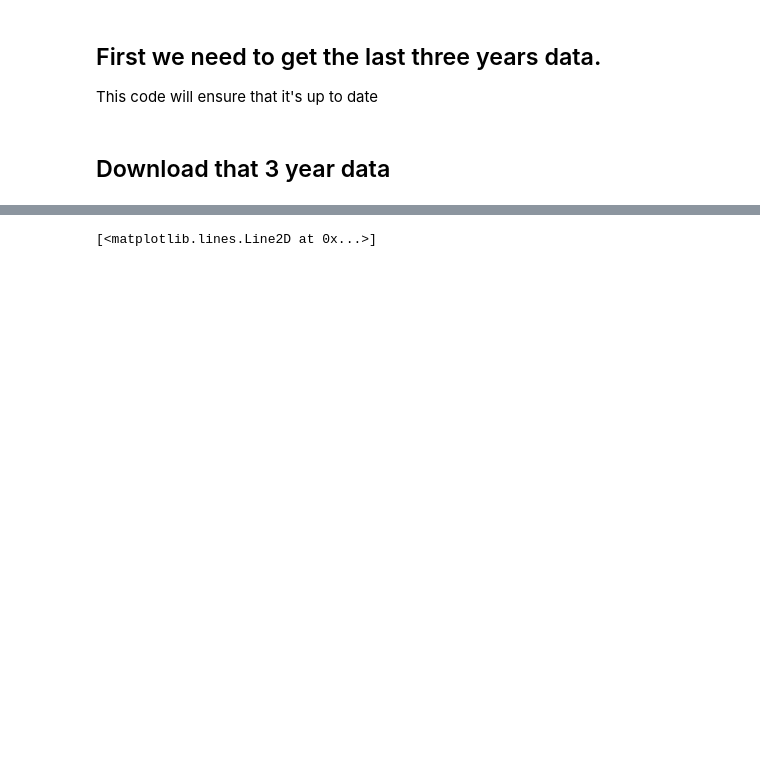
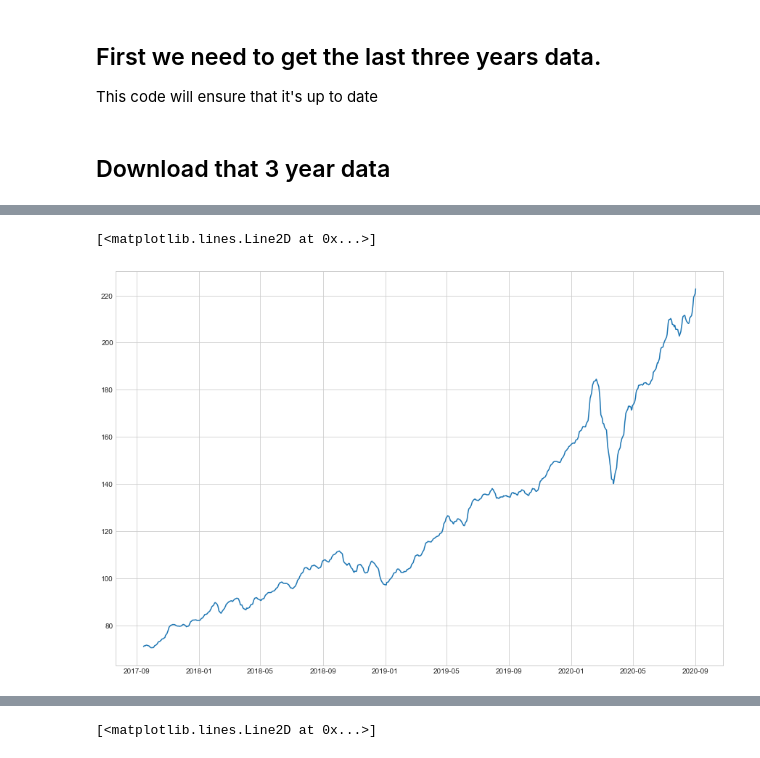
Before and after one commit to doofusdavid/res500-PortfolioProject, a Jupyter notebook: PortfolioProject.ipynb, the cells around one changed output, grey strips where cells are left out. Drawn from its saved outputs; the diff is of its cells as text; code cells hidden in the pictures; blank space fills up the shorter version.

```diff
--- a/PortfolioProject.ipynb
+++ b/PortfolioProject.ipynb
@@ -82,3 +123,7 @@ data = df.loc[1:,"Adj Close"].tolist()
 cumsum_vec = np.cumsum(np.insert(data, 0, 0))
 window_width=7
 ma_vec = (cumsum_vec[window_width:] - cumsum_vec[:-window_width]) / window_width
+
+for x in range(7):
+    ma_vec = np.insert(ma_vec,0,0,axis=0)
+ma_vec
@@ -89,0 +148,4 @@ plt.plot(ma_vec)
+# %%
+
+dfseven =  pd.DataFrame(ma_vec)
+dfseven
@@ -89,0 +166,6 @@ plt.plot(ma_vec)
+# %%
+fig, ax = plt.subplots()
+plt.plot(df["Date"][7:],dfseven[7:])
+# %% [output]
+[<matplotlib.lines.Line2D at 0x...>]
+[figure, added]
```
Also changed, not shown: parts of 12 cells of this notebook, 1 other file.
